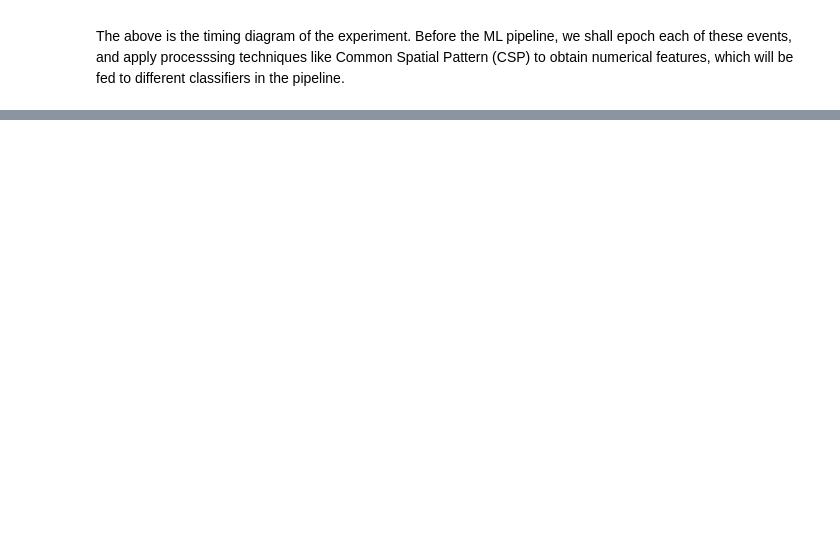
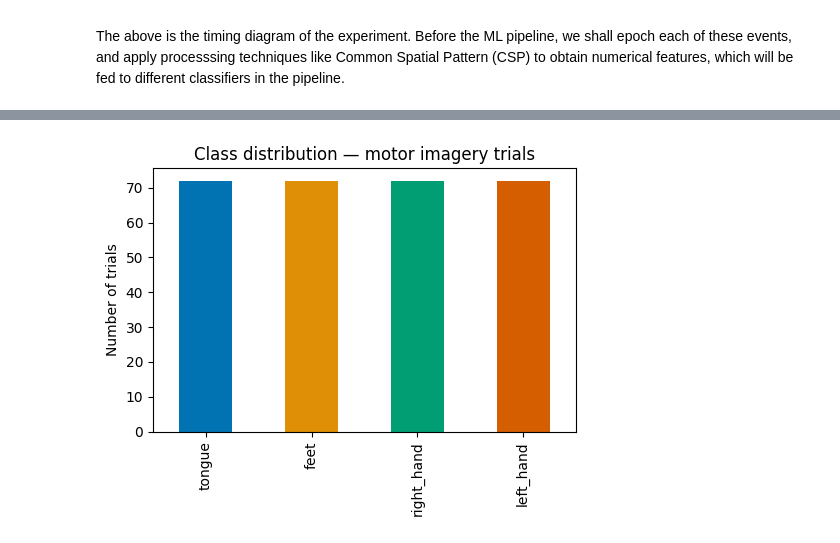
Before and after one commit to AkilanSS/23CSE301--Machine-Learning-Capstone-Project, a Jupyter notebook: notebooks/classification.ipynb, the cells around one changed output, grey strips where cells are left out. Cells and saved outputs as stored; diff of their text form; code cells hidden in the pictures; blank space fills up the shorter version.

```diff
--- a/notebooks/classification.ipynb
+++ b/notebooks/classification.ipynb
@@ -10,0 +26,9 @@ The above is the timing diagram of the experiment. Before the ML pipeline, we sh
+# %%
+raw_train_1 = mne.io.read_raw_gdf("../datasets/A01T.gdf")
+raw_eval_1 = mne.io.read_raw_gdf("../datasets/A01E.gdf")
+# %%
+eog_chs = raw_train_1.ch_names[-3:]
+raw_train_1.set_channel_types({ch: 'eog' for ch in eog_chs})
+
+eog_chs_eval = raw_eval_1.ch_names[-3:]
+raw_eval_1.set_channel_types({ch: 'eog' for ch in eog_chs_eval})
@@ -10,0 +75,34 @@ The above is the timing diagram of the experiment. Before the ML pipeline, we sh
+# %%
+events, event_id = mne.events_from_annotations(raw_train_1, verbose=False)
+
+marker_label = {
+    1: "Rejected Trial",
+    2: "Eye movments",
+    3: "Idling EEG (eyes open)",
+    4: "Idling EEG (eyes closed)",
+    5: "Start of a new run",
+    6: "Start of a trial",
+    7: "left_hand",
+    8: "right_hand",
+    9: "feet",
+    10: "tongue",
+}
+
+mi_event_id = {marker_label[v]: v for k, v in event_id.items()
+               if marker_label[v] in ['left_hand', 'right_hand', 'feet', 'tongue']}
+
+mi_epochs = mne.Epochs(raw_train_1, events, event_id=mi_event_id,
+                        tmin=-0.5, tmax=5.25, baseline=None, preload=True)
+# %%
+class_counts = pd.Series(mi_epochs.events[:, -1]).map(
+    {v: k for k, v in mi_event_id.items()}
+).value_counts()
+
+fig, ax = plt.subplots(figsize=(5, 4))
+class_counts.plot(kind='bar', ax=ax, color=sns.color_palette('colorblind'))
+ax.set_ylabel("Number of trials")
+ax.set_title("Class distribution — motor imagery trials")
+plt.tight_layout()
+plt.show()
+# %% [output]
+[figure, added]
```
Also changed, not shown: parts of 6 cells of this notebook.
